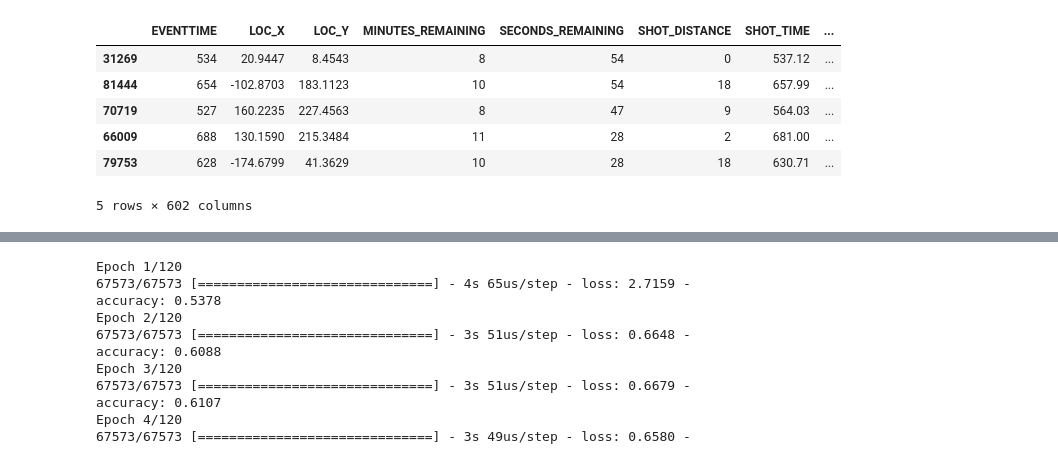
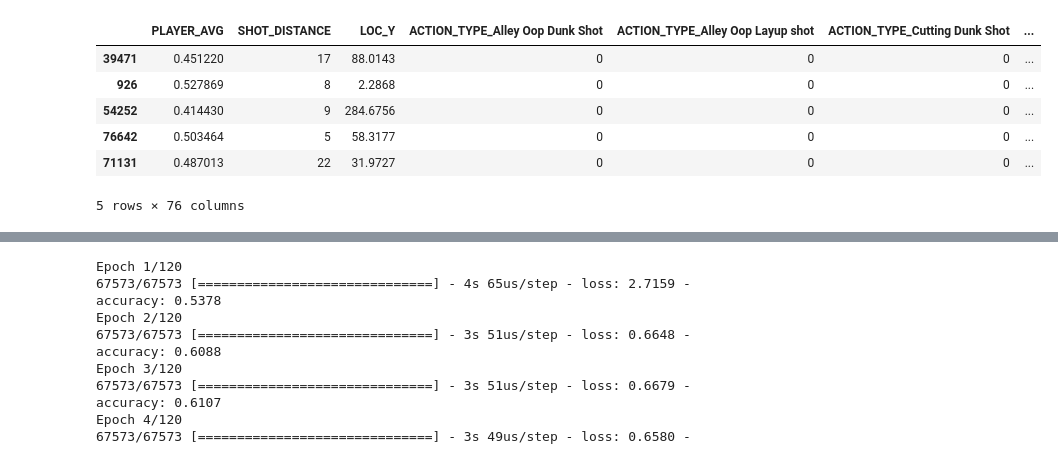
Before and after one commit to tomerzur/NBA-Shot-Prediction, a Jupyter notebook: Neural Model.ipynb, the cells around one changed output, grey strips where cells are left out. Drawn from its saved outputs; the diff is of its cells as text; code cells hidden in the pictures.

Commit message:
added neural model that only uses most important features

```diff
--- a/Neural Model.ipynb
+++ b/Neural Model.ipynb
@@ -11,3 +13,4 @@ from sklearn.metrics import accuracy_score
 # %%
 dataset = pd.read_csv('data/fullDF.csv', index_col=0)
 dataset = dataset.drop(['GRID_TYPE', 'PLAYER_ID', 'SHOT_ATTEMPTED_FLAG', 'TEAM_ID'], axis=1)
+dataset_copy = dataset
@@ -34,0 +87,4 @@ dataset = onehot_encode(dataset)
+# %%
+dataset_imp_features_only = dataset_copy[['SHOT_MADE_FLAG', 'SHOT_ZONE_BASIC', 'SHOT_ZONE_AREA', 'SHOT_ZONE_RANGE',
+                                    'PLAYER_AVG', 'SHOT_TYPE', 'ACTION_TYPE', 'SHOT_DISTANCE', 'LOC_Y']]
+dataset_imp_features_only
@@ -38,16 +108,34 @@ x_train = train_data.drop(['SHOT_MADE_FLAG'], axis=1)
 y_train = train_data[['SHOT_MADE_FLAG']]
 x_test = test_data.drop(['SHOT_MADE_FLAG'], axis=1)
 y_test = test_data[['SHOT_MADE_FLAG']]
+
+categorical_cols1 = ['ACTION_TYPE', 'SHOT_TYPE', 'SHOT_ZONE_AREA', 'SHOT_ZONE_BASIC', 'SHOT_ZONE_RANGE']
+
+def onehot_encode1(data):
+    for feature in categorical_cols1:
+        one_hot = pd.get_dummies(data[feature], prefix=feature)
+        data = data.drop(feature, axis = 1)
+        data = data.join(one_hot)
+    return data
+
+dataset_imp_features_only = onehot_encode1(dataset_imp_features_only)
+
+train_data1, test_data1 = train_test_split(dataset_imp_features_only, test_size=0.2)
+x_train1 = train_data1.drop(['SHOT_MADE_FLAG'], axis=1)
+y_train1 = train_data1[['SHOT_MADE_FLAG']]
+x_test1 = test_data1.drop(['SHOT_MADE_FLAG'], axis=1)
+y_test1 = test_data1[['SHOT_MADE_FLAG']]
 # %%
 x_train.head()
+x_train1.head()
 # %% [output]
-|  | EVENTTIME | LOC_X | LOC_Y | MINUTES_REMAINING | SECONDS_REMAINING | SHOT_DISTANCE | SHOT_TIME | ... |
-| 31269 | 534 | 20.9447 | 8.4543 | 8 | 54 | 0 | 537.12 | ... |
-| 81444 | 654 | -102.8703 | 183.1123 | 10 | 54 | 18 | 657.99 | ... |
-| 70719 | 527 | 160.2235 | 227.4563 | 8 | 47 | 9 | 564.03 | ... |
-| 66009 | 688 | 130.1590 | 215.3484 | 11 | 28 | 2 | 681.00 | ... |
-| 79753 | 628 | -174.6799 | 41.3629 | 10 | 28 | 18 | 630.71 | ... |
+|  | PLAYER_AVG | SHOT_DISTANCE | LOC_Y | ACTION_TYPE_Alley Oop Dunk Shot | ACTION_TYPE_Alley Oop Layup shot | ACTION_TYPE_Cutting Dunk Shot | ... |
+| 39471 | 0.451220 | 17 | 88.0143 | 0 | 0 | 0 | ... |
+| 926 | 0.527869 | 8 | 2.2868 | 0 | 0 | 0 | ... |
+| 54252 | 0.414430 | 9 | 284.6756 | 0 | 0 | 0 | ... |
+| 76642 | 0.503464 | 5 | 58.3177 | 0 | 0 | 0 | ... |
+| 71131 | 0.487013 | 22 | 31.9727 | 0 | 0 | 0 | ... |
-5 rows × 602 columns
+5 rows × 76 columns
 # %%
 model = Sequential()
 model.add(Dense(1000, input_dim=len(x_train.columns), activation='relu'))
```
Also changed, not shown: parts of 10 cells of this notebook.
